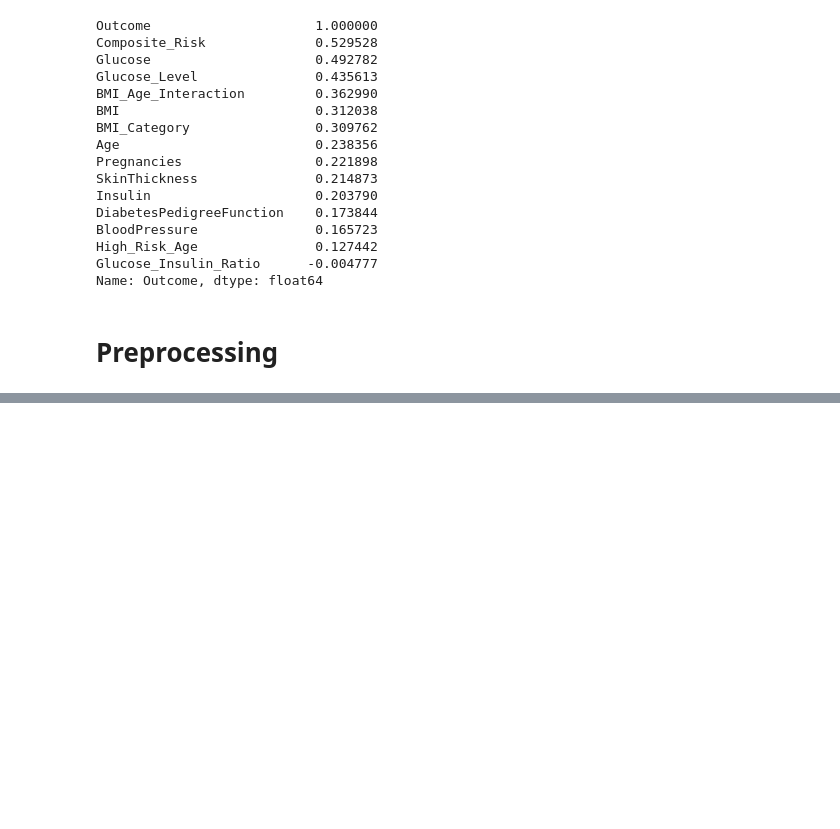
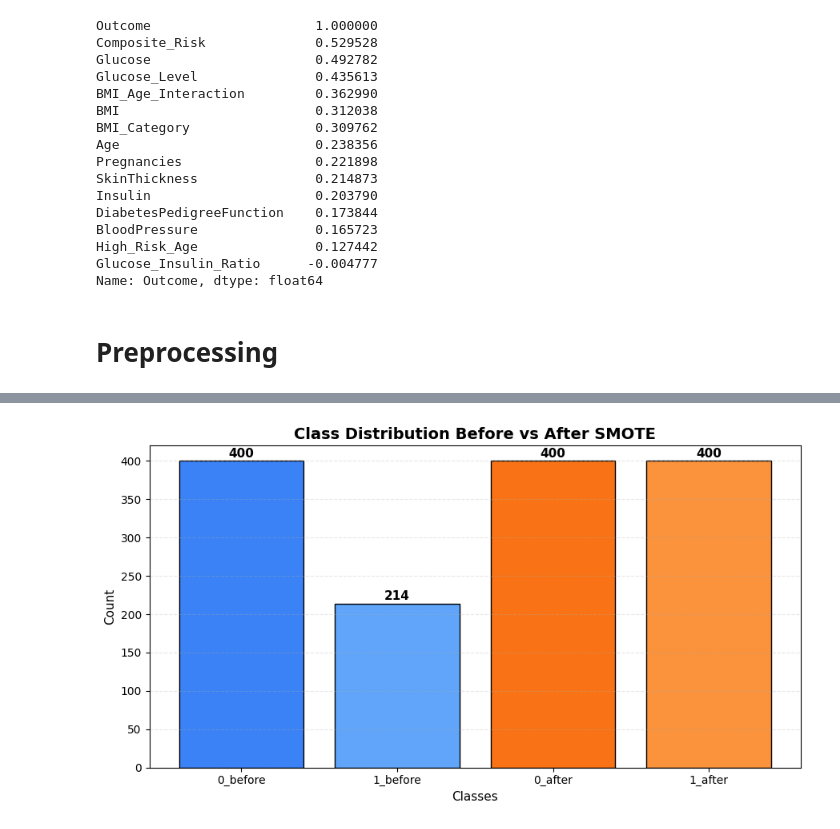
Before and after one commit to shahdelmasry12/University-Machine-Learning-Project, a Jupyter notebook: Diabetes_Prediction.ipynb, the cells around one changed output, grey strips where cells are left out. Saved outputs shown, nothing was run; the diff lists cells and outputs as text; code cells hidden in the pictures; blank space fills up the shorter version.

```diff
--- a/Diabetes_Prediction.ipynb
+++ b/Diabetes_Prediction.ipynb
@@ -312,3 +312,8 @@ Glucose_Insulin_Ratio      -0.004777
 Name: Outcome, dtype: float64
 # %% [markdown]
 # **Preprocessing**
+# %%
+# Drop duplicate rows if any
+before = df.shape[0]
+df = df.drop_duplicates()
+print(f'Rows before: {before} | Rows after: {df.shape[0]} | Dropped: {before - df.shape[0]}')
@@ -314,0 +368,12 @@ Name: Outcome, dtype: float64
+# %%
+from sklearn.preprocessing import StandardScaler
+
+scale_cols = ['Pregnancies', 'Glucose', 'BloodPressure', 'SkinThickness',
+              'Insulin', 'BMI', 'DiabetesPedigreeFunction', 'Age',
+              'BMI_Age_Interaction', 'Glucose_Insulin_Ratio', 'Composite_Risk']
+
+scaler = StandardScaler()
+df[scale_cols] = scaler.fit_transform(df[scale_cols])
+
+print('Scaling complete. Sample statistics after scaling:')
+df[scale_cols].describe().loc[['mean','std']].round(4)
@@ -314,0 +423,31 @@ Name: Outcome, dtype: float64
+# %%
+import matplotlib.pyplot as plt
+
+before = y_train.value_counts().sort_index()
+after  = y_train_res.value_counts().sort_index()
+
+labels = ['0_before','1_before','0_after','1_after']
+values = [before[0], before[1], after[0], after[1]]
+
+colors = ['#3B82F6', '#60A5FA', '#F97316', '#FB923C']
+
+plt.figure(figsize=(9,5))
+bars = plt.bar(labels, values, color=colors, edgecolor='black')
+
+# أرقام فوق الأعمدة
+for bar in bars:
+    height = bar.get_height()
+    plt.text(bar.get_x() + bar.get_width()/2, height + 5,
+             str(int(height)), ha='center', fontsize=11, fontweight='bold')
+
+plt.title("Class Distribution Before vs After SMOTE", fontsize=14, fontweight='bold')
+plt.xlabel("Classes", fontsize=11)
+plt.ylabel("Count", fontsize=11)
+
+plt.grid(axis='y', linestyle='--', alpha=0.3)
+
+plt.tight_layout()
+
+plt.show()
+# %% [output]
+[figure, added]
```
Also changed, not shown: parts of 11 cells of this notebook.
